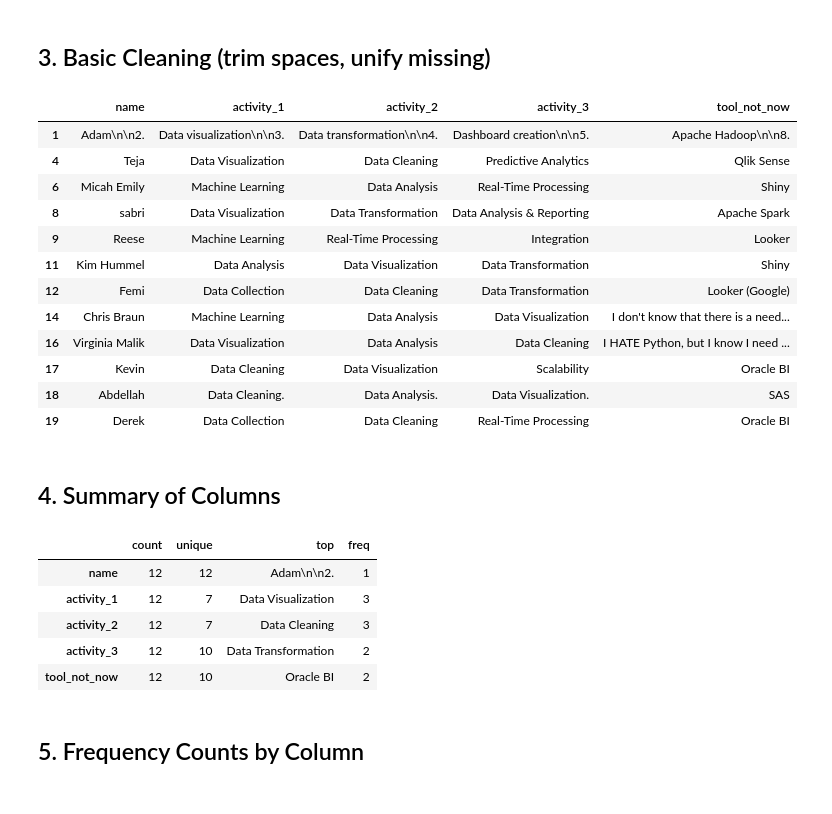
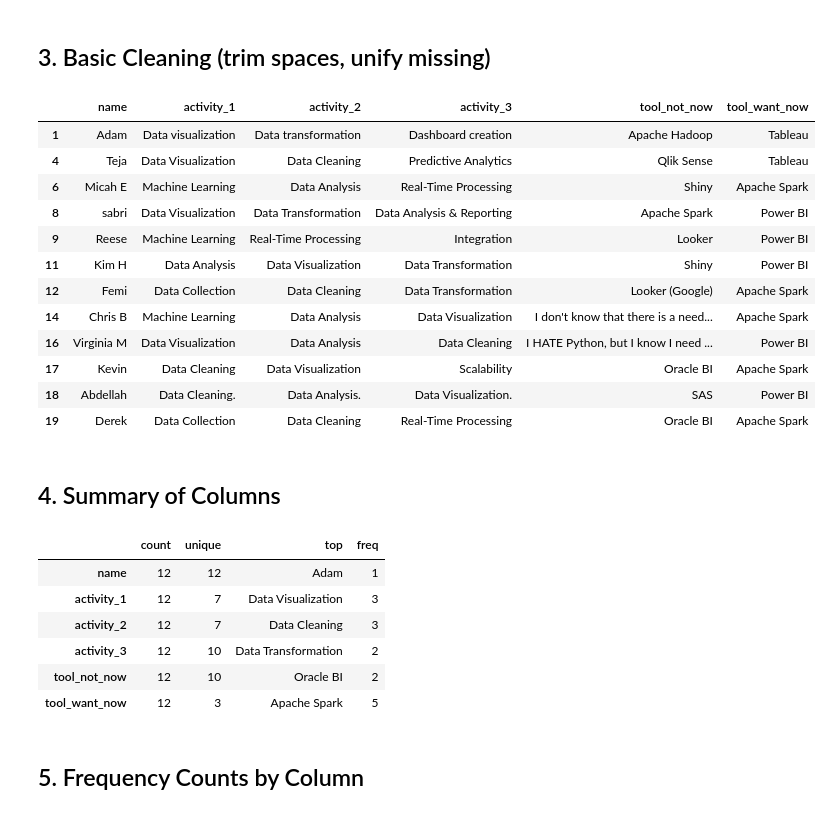
Before and after one commit to Aboudlal/canvas-discussion-analyzer, a Jupyter notebook: bi_discussion_analysis.ipynb, the cells around one changed output. Saved outputs shown, nothing was run; the diff lists cells and outputs as text; code cells hidden in the pictures.

```diff
--- a/bi_discussion_analysis.ipynb
+++ b/bi_discussion_analysis.ipynb
@@ -54,43 +55,61 @@ Shape: (20, 5)
 # %% [markdown]
 ## 3. Basic Cleaning (trim spaces, unify missing)
 # %%
-# Strip whitespace on all string columns and standardize blanks to NaN
+# Clean and standardize all columns
 for col in df.columns:
     if df[col].dtype == 'object':
+        # Strip whitespace
         df[col] = df[col].astype(str).str.strip()
+
+        # Replace blanks / invalids with NaN
         df[col] = df[col].replace({'': np.nan, 'nan': np.nan, 'None': np.nan})
+
+        # Clean unwanted patterns (real newlines, numbering, etc.)
+        df[col] = df[col].apply(lambda x: re.sub(r'\n+', ' ', x) if isinstance(x, str) else x)
+        df[col] = df[col].apply(lambda x: re.sub(r'\b\d+\.\s*', '', x) if isinstance(x, str) else x)
+        df[col] = df[col].apply(lambda x: re.sub(r'\b\d+\b', '', x) if isinstance(x, str) else x)
+        df[col] = df[col].apply(lambda x: re.sub(r'\s{2,}', ' ', x).strip() if isinstance(x, str) else x)
 
 # Drop fully-empty rows across the key columns
 key_cols = ['activity_1', 'activity_2', 'activity_3', 'tool_not_now']
 existing_cols = [c for c in key_cols if c in df.columns]
 df = df.dropna(how='all', subset=existing_cols)
 
+# Standardize tool_want_now values
+df['tool_want_now'] = df['tool_want_now'].replace({
+    r".*Spark.*": "Apache Spark",   # any phrase containing 'Spark'
+    r".*Power BI.*": "Power BI",    # any phrase containing 'Power BI'
+    r".*Tableau.*": "Tableau",      # any phrase containing 'Tableau'
+}, regex=True)
+
+# Preview cleaned dataset
 df.head(20)
 # %% [output]
-|  | name | activity_1 | activity_2 | activity_3 | tool_not_now |
-| 1 | Adam\n\n2. | Data visualization\n\n3. | Data transformation\n\n4. | Dashboard creation\n\n5. | Apache Hadoop\n\n8. |
-| 4 | Teja | Data Visualization | Data Cleaning | Predictive Analytics | Qlik Sense |
-| 6 | Micah Emily | Machine Learning | Data Analysis | Real-Time Processing | Shiny |
-| 8 | sabri | Data Visualization | Data Transformation | Data Analysis & Reporting | Apache Spark |
-| 9 | Reese | Machine Learning | Real-Time Processing | Integration | Looker |
-| 11 | Kim Hummel | Data Analysis | Data Visualization | Data Transformation | Shiny |
-| 12 | Femi | Data Collection | Data Cleaning | Data Transformation | Looker (Google) |
-| 14 | Chris Braun | Machine Learning | Data Analysis | Data Visualization | I don't know that there is a need... |
-| 16 | Virginia Malik | Data Visualization | Data Analysis | Data Cleaning | I HATE Python, but I know I need ... |
-| 17 | Kevin | Data Cleaning | Data Visualization | Scalability | Oracle BI |
-| 18 | Abdellah | Data Cleaning. | Data Analysis. | Data Visualization. | SAS |
-| 19 | Derek | Data Collection | Data Cleaning | Real-Time Processing | Oracle BI |
+|  | name | activity_1 | activity_2 | activity_3 | tool_not_now | tool_want_now |
+| 1 | Adam | Data visualization | Data transformation | Dashboard creation | Apache Hadoop | Tableau |
+| 4 | Teja | Data Visualization | Data Cleaning | Predictive Analytics | Qlik Sense | Tableau |
+| 6 | Micah E | Machine Learning | Data Analysis | Real-Time Processing | Shiny | Apache Spark |
+| 8 | sabri | Data Visualization | Data Transformation | Data Analysis & Reporting | Apache Spark | Power BI |
+| 9 | Reese | Machine Learning | Real-Time Processing | Integration | Looker | Power BI |
+| 11 | Kim H | Data Analysis | Data Visualization | Data Transformation | Shiny | Power BI |
+| 12 | Femi | Data Collection | Data Cleaning | Data Transformation | Looker (Google) | Apache Spark |
+| 14 | Chris B | Machine Learning | Data Analysis | Data Visualization | I don't know that there is a need... | Apache Spark |
+| 16 | Virginia M | Data Visualization | Data Analysis | Data Cleaning | I HATE Python, but I know I need ... | Power BI |
+| 17 | Kevin | Data Cleaning | Data Visualization | Scalability | Oracle BI | Apache Spark |
+| 18 | Abdellah | Data Cleaning. | Data Analysis. | Data Visualization. | SAS | Power BI |
+| 19 | Derek | Data Collection | Data Cleaning | Real-Time Processing | Oracle BI | Apache Spark |
 # %% [markdown]
 ## 4. Summary of Columns
 # %%
 df.describe(include='all').T
 # %% [output]
 |  | count | unique | top | freq |
-| name | 12 | 12 | Adam\n\n2. | 1 |
+| name | 12 | 12 | Adam | 1 |
 | activity_1 | 12 | 7 | Data Visualization | 3 |
 | activity_2 | 12 | 7 | Data Cleaning | 3 |
 | activity_3 | 12 | 10 | Data Transformation | 2 |
 | tool_not_now | 12 | 10 | Oracle BI | 2 |
+| tool_want_now | 12 | 3 | Apache Spark | 5 |
 # %% [markdown]
 ## 5. Frequency Counts by Column
 # %%
```
Also changed, not shown: parts of 16 cells of this notebook, 2 other files.
